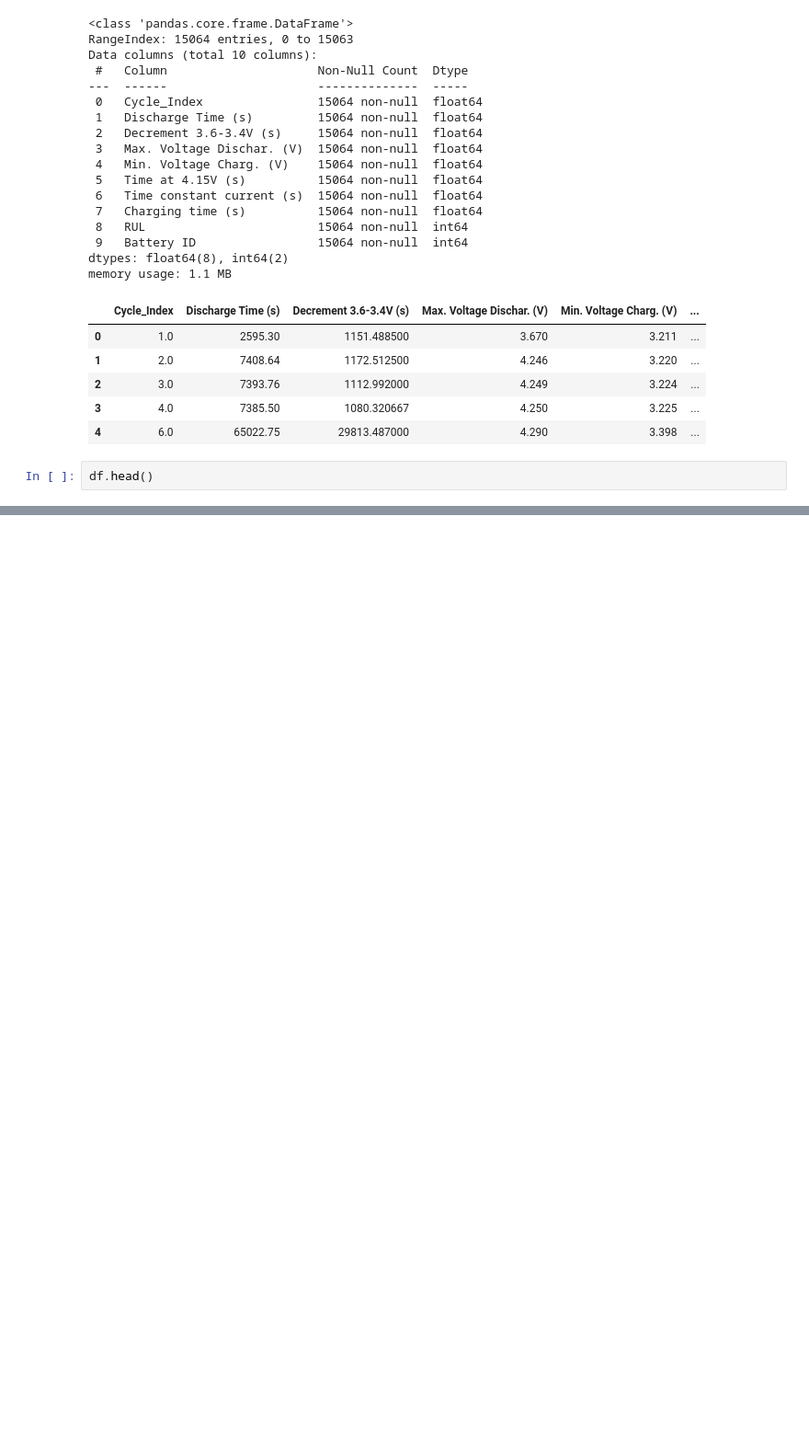
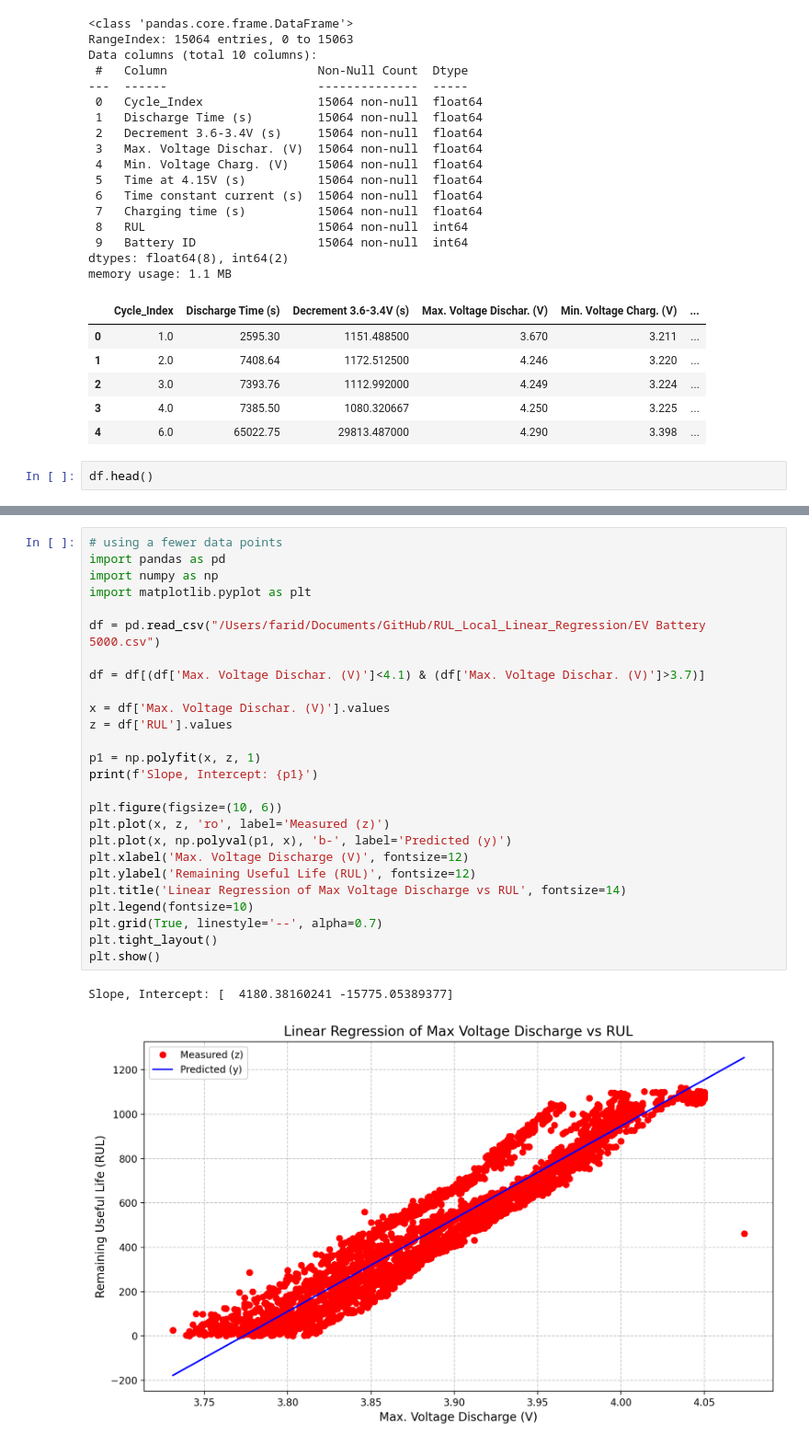
Before and after one commit to retistianto/RUL_Local_Linear_Regression, a Jupyter notebook: explore.ipynb, the cells around one changed output, grey strips where cells are left out. Shown at 92% size. Saved outputs shown, nothing was run; the diff lists cells and outputs as text; blank space fills up the shorter version.

```diff
--- a/explore.ipynb
+++ b/explore.ipynb
@@ -89,0 +131,29 @@ df.head()
+# %%
+# using a fewer data points
+import pandas as pd
+import numpy as np
+import matplotlib.pyplot as plt
+
+df = pd.read_csv("/Users/farid/Documents/GitHub/RUL_Local_Linear_Regression/EV Battery 5000.csv")
+
+df = df[(df['Max. Voltage Dischar. (V)']<4.1) & (df['Max. Voltage Dischar. (V)']>3.7)]
+
+x = df['Max. Voltage Dischar. (V)'].values
+z = df['RUL'].values
+
+p1 = np.polyfit(x, z, 1)
+print(f'Slope, Intercept: {p1}')
+
+plt.figure(figsize=(10, 6))
+plt.plot(x, z, 'ro', label='Measured (z)')
+plt.plot(x, np.polyval(p1, x), 'b-', label='Predicted (y)')
+plt.xlabel('Max. Voltage Discharge (V)', fontsize=12)
+plt.ylabel('Remaining Useful Life (RUL)', fontsize=12)
+plt.title('Linear Regression of Max Voltage Discharge vs RUL', fontsize=14)
+plt.legend(fontsize=10)
+plt.grid(True, linestyle='--', alpha=0.7)
+plt.tight_layout()
+plt.show()
+# %% [output]
+Slope, Intercept: [  4180.38160241 -15775.05389377]
+[figure, added]
```
Also changed, not shown: parts of 17 cells of this notebook, 4 other files.
